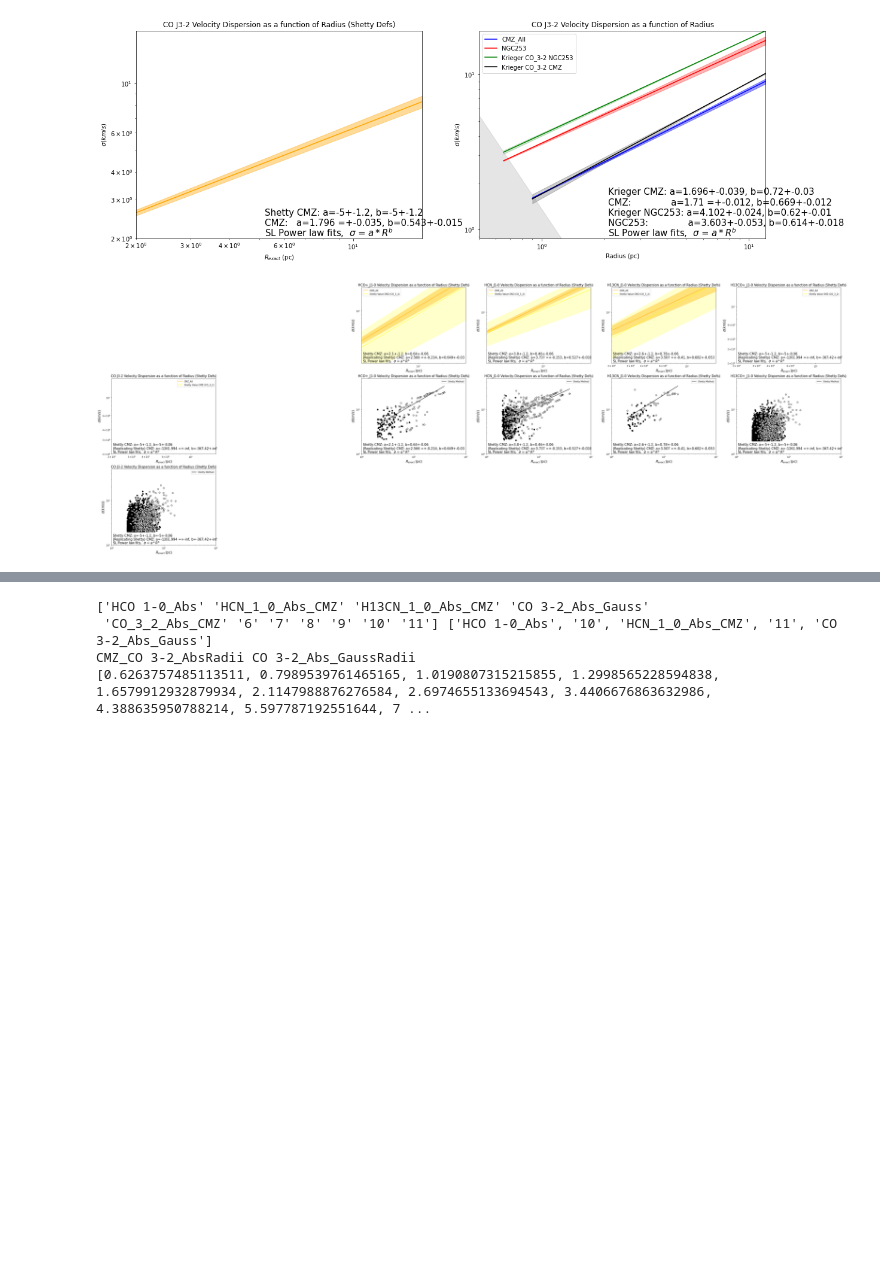
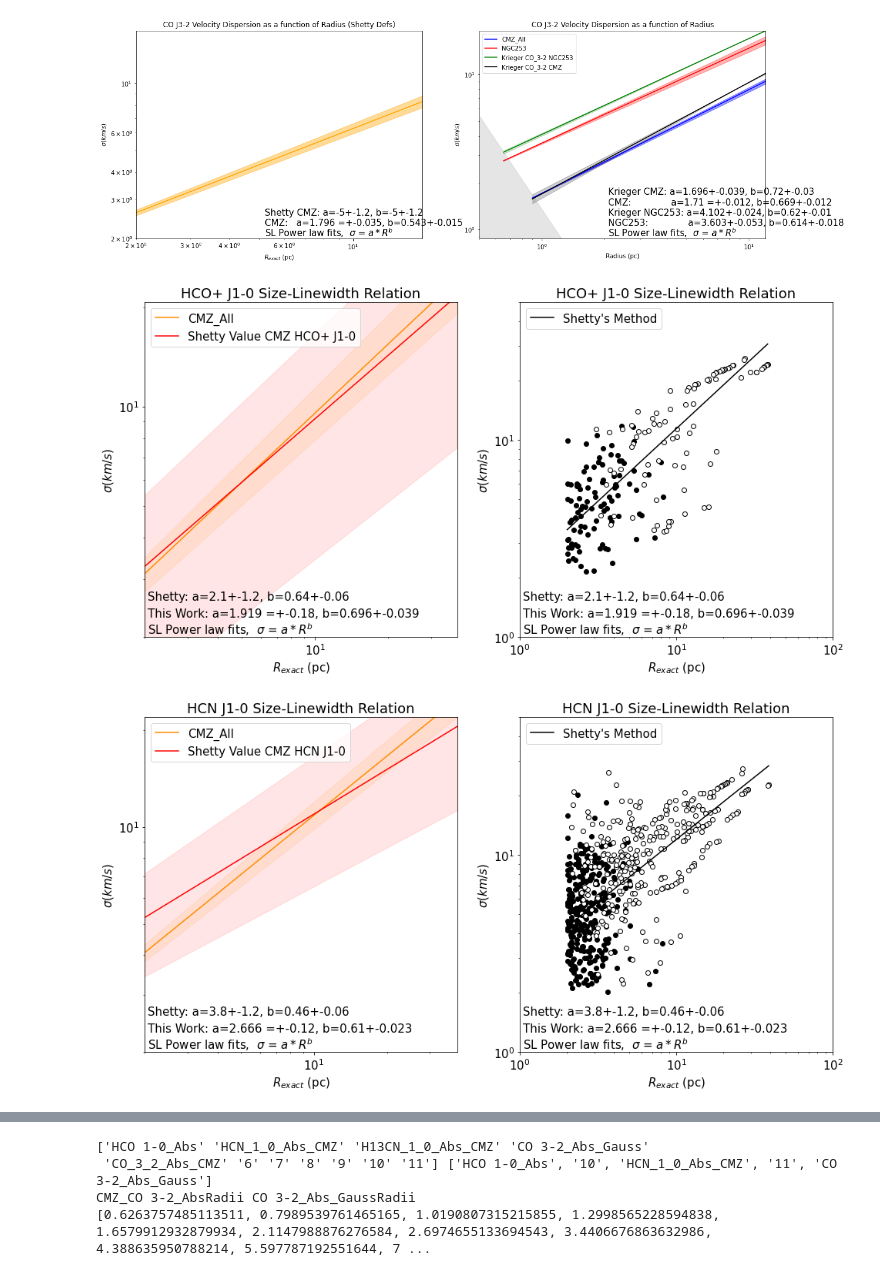
Before and after one commit to Nearby-Galaxies-Lab/-Ben-CMZ-and-NGC253-Notebooks-and-papers, a Jupyter notebook: Analysis Plots V3.ipynb, the cells around one changed output, grey strips where cells are left out. Cells and saved outputs as stored; diff of their text form; code cells hidden in the pictures; blank space fills up the shorter version.

```diff
--- a/Analysis Plots V3.ipynb
+++ b/Analysis Plots V3.ipynb
@@ -39,14 +39,15 @@ reproject 0.8
 spectral_cube 0.6.1.dev22+g003ef16
 # %%
 
+CMZLs = ["HCO+_1_0","HCO+_4_3","HCN_1_0",'HCN_4_3',"CO_3_2","CO_1_0"]
+
 Names = np.load("Names_CMZ.npy")
-
-CMZLs = ["HCO+_J1-0","HCN_J1-0","H13CN_J1-0","H13CO+_J1-0","CO J3-2"]
+NGCNames = np.load("Names.npy")
 
 
-NGCNames = np.load("Names.npy")
-
-NGCNamesMols = [NGCNames[0],NGCNames[1],NGCNames[2],NGCNames[5],NGCNames[3]]
+#ONGCR = [NGCRNames[9],NGCRNames[10],NGCRNames[8],NGCRNames[5]]
+#ONGCS = [NGCSNames[9],NGCSNames[10],NGCSNames[8],NGCSNames[5]]
+NGCNamesMols = [NGCNames[0],NGCNames[9],NGCNames[1],NGCNames[10],NGCNames[3],NGCNames[11]]
 print(Names,NGCNamesMols)
 
 
@@ -346,13 +347,13 @@ CMZ_CO 3-2_AbsRadii CO 3-2_AbsRadii
 #Shetty comparison
 Names = np.load("Names_CMZ.npy")
 
-CMZLs = ["HCO+_J1-0","HCN_J1-0","H13CN_J1-0","H13CO+_J1-0","CO J3-2"]
+CMZLs = ["HCO+ J1-0","HCN J1-0","H13CN J1-0","H13CO+ J1-0","CO J3-2"]
 
 
 
 
 #for i in range(len(RNames)):
-fig = plt.figure(1,figsize=(60,60))
+
 
 
 for i in range(0,5):
@@ -381,17 +382,30 @@ for i in range(0,5):
     def func(R,a,b):
         return a*R**(b)
 
+    Shetty_Exp = [0.64,0.46,.78,-5,-5]
+    Shetty_exp_errs = .06
+
+    ShettyCoefs = [2.1,3.8,2.6,-5,-5]
+    ShettyCoefsErrs = 1.2
+
     #Sh
-    (poptTSh, pcovTSh) =(curve_fit(func, radsSh,sigsSh,p0=[ShettyCoefs[i],Shetty_Exp[i]]))
+    #(poptTSh, pcovTSh) =(curve_fit(func, radsSh,sigsSh,p0=[ShettyCoefs[i],Shetty_Exp[i]]))
+    #errs from shetty
+    Spatial_Res=np.array([4.3,4.3,4.4,4.4,3])/5#pc
+    Spectral_Res=np.array([3.3,3.3,3.3,3.3,2.5])#km/s
+    x_err = np.full(np.shape(radsSh), Spatial_Res[i])
+    y_err = np.full(np.shape(sigsSh), Spectral_Res[i])
+    #(poptTSh, pcovTSh) =(curve_fit(func, radsSh,sigsSh,p0=[ShettyCoefs[i],Shetty_Exp[i]],sigma=y_err))
+    (poptTSh, pcovTSh) =(curve_fit(func, radsSh,sigsSh,p0=[ShettyCoefs[i],Shetty_Exp[i]],sigma=np.sqrt(sigsSh)))
 
 
 
 
 
 
-
-    axSh = pylab.subplot(8,6, i+15)
-    axSh2 = pylab.subplot(8,6, i+21)
+    fig = plt.figure(1,figsize=(16,8))
+    axSh = pylab.subplot(1,2, 1)
+    axSh2 = pylab.subplot(1,2, 2)
 
 
     #sh
@@ -404,8 +418,8 @@ for i in range(0,5):
     ysTSh=func(xsSh,poptTSh[0],poptTSh[1])
     yusTSh  = func(xsSh, poptTSh[0]+np.sqrt(pcovTSh[0][0])*er_r,poptTSh[1]+np.sqrt(pcovTSh[1][1])*er_r)
     ylsTSh  = func(xsSh, poptTSh[0]-np.sqrt(pcovTSh[0][0])*er_r,poptTSh[1]-np.sqrt(pcovTSh[1][1])*er_r)
-    xpaTSh = axSh.plot(xsSh,ysTSh,c='Orange',label='CMZ_All')
-    xpaFTSh = axSh.fill_between(xsSh,ylsTSh,yusTSh,color="Orange",alpha=.4)
+    xpaTSh = axSh.plot(xsSh,ysTSh,c='darkorange',label='CMZ_All')
+    xpaFTSh = axSh.fill_between(xsSh,ylsTSh,yusTSh,color="Orange",alpha=.1)
 
 
     #Shetty's methods"
@@ -418,59 +432,58 @@ for i in range(0,5):
     SP = func(xsSh,ShettyCoefs[i],Shetty_Exp[i])
     SPU = func(xsSh,ShettyCoefs[i]+ShettyCoefsErrs*er_r,Shetty_Exp[i] + Shetty_exp_errs*er_r)
     SPL = func(xsSh,ShettyCoefs[i]-ShettyCoefsErrs*er_r,Shetty_Exp[i] - Shetty_exp_errs*er_r)
-    ShettyNM = axSh.plot(xsSh,SP,c='Yellow',label='Shetty Value CMZ (CO_3_2)')
-    ShettyFill = axSh.fill_between(xsSh,SPL,SPU,color="Yellow",alpha=.2)
+    ShettyNM = axSh.plot(xsSh,SP,c='red',label='Shetty Value CMZ '+CMZLs[i])
+    ShettyFill = axSh.fill_between(xsSh,SPL,SPU,color="red",alpha=.1)
 
 
 
     #Shetty (data from my runs)
     #The shetty coefs and mine
-    stASh= ("(Replicating Shetty) CMZ: a="+str(round(poptTSh[0],3))+" =+-" + str(round(np.sqrt(pcovTSh[0][0]),3)) +", b="+str(round(poptTSh[1],3))+"+-" + str(round(np.sqrt(pcovTSh[1][1]),3)) )
-    ShstASh= ("Shetty CMZ: a="+str(round(ShettyCoefs[i],3))+"+-" + str(round(ShettyCoefsErrs,3)) +", b="+str(round(Shetty_Exp[i],3))+"+-" + str(round((Shetty_exp_errs),3)) )
+    stASh= ("This Work: a="+str(round(poptTSh[0],3))+" =+-" + str(round(np.sqrt(pcovTSh[0][0]),3)) +", b="+str(round(poptTSh[1],3))+"+-" + str(round(np.sqrt(pcovTSh[1][1]),3)) )
+    ShstASh= ("Shetty: a="+str(round(ShettyCoefs[i],3))+"+-" + str(round(ShettyCoefsErrs,3)) +", b="+str(round(Shetty_Exp[i],3))+"+-" + str(round((Shetty_exp_errs),3)) )
 
     er_r=1
 
 
 
-    xpaFTsh2 = axSh2.plot(xsSh,yusTSh,color="Black",alpha=1,label="Shetty Method")
+    xpaFTsh2 = axSh2.plot(xsSh,yusTSh,color="Black",alpha=1,label="Shetty's Method")
 
     xpaFTshL = axSh2.scatter(radsBaseSh[0],sigsBaseSh[0],facecolors='Black', edgecolors='Black')
     xpaFTshB = axSh2.scatter(radsBaseSh[1],sigsBaseSh[1],facecolors='White', edgecolors='Black')
 
 
 
     axSh2.set_xlabel(r'$R_{exact}$ (pc)',fontsize=15)
     axSh2.set_ylabel(r'$\sigma   (km/s)$',fontsize=15)
     axSh2.set_yscale('log')
     axSh2.set_xscale('log')
     axSh2.annotate(s=r'SL Power law fits,  $\sigma$ = $a*R^b$',fontsize=15,xy=(0.01,0.01),xycoords="axes fraction")
     axSh2.annotate(s=stASh,fontsize=15,xy=(0.01,0.06),xycoords="axes fraction")
     axSh2.annotate(s=ShstASh,fontsize=15,xy=(0.01,0.11),xycoords="axes fraction")
 
     axSh2.set_xlim(1,100)
     axSh2.set_ylim(1,50)
-    axSh2.set_title((CMZLs[i]+" Velocity Dispersion as a function of Radius (Shetty Defs)"), fontsize=15)
-    axSh2.legend()
+    axSh2.set_title((CMZLs[i]+" Size-Linewidth Relation"), fontsize=18)
+    axSh2.legend(fontsize=15,loc='upper left')
     #No data fit compare
 
     axSh.set_xlabel(r'$R_{exact}$ (pc)',fontsize=15)
     axSh.set_ylabel(r'$\sigma   (km/s)$',fontsize=15)
     axSh.set_yscale('log')
     axSh.set_xscale('log')
     axSh.annotate(s=r'SL Power law fits,  $\sigma$ = $a*R^b$',fontsize=15,xy=(0.01,0.01),xycoords="axes fraction")
     axSh.annotate(s=stASh,fontsize=15,xy=(0.01,0.06),xycoords="axes fraction")
     axSh.annotate(s=ShstASh,fontsize=15,xy=(0.01,0.11),xycoords="axes fraction")
     #axNM.set_xlim(np.nanmin(rads)*.5,np.nanmax(rads)*1)
     axSh.set_xlim(2,np.nanmax(radsSh)*1)
     axSh.set_ylim(2,np.nanmax(sigsSh)*.8)
-    axSh.set_title((CMZLs[i]+" Velocity Dispersion as a function of Radius (Shetty Defs)"), fontsize=15)
-    axSh.legend()
-
-
-
-
-
-
-fig.savefig(bbox_inches='tight',fname="Benchmarking Plots.pdf")
+    axSh.set_title((CMZLs[i]+" Size-Linewidth Relation"), fontsize=18)
+    axSh.legend(fontsize=15,loc='upper left')
+    axSh.tick_params(axis='both', labelsize=15)
+    axSh2.tick_params(axis='both', labelsize=15)
+    Save="Shetty_Comps_"+str(i)+".pdf"
+    fig.savefig(bbox_inches='tight',fname=Save)
+    pylab.show()
 # %% [output]
-[figure, old version]
+[figure, new version]
+[figure, added]
```
Also changed, not shown: parts of 11 cells of this notebook, 28 other files.
